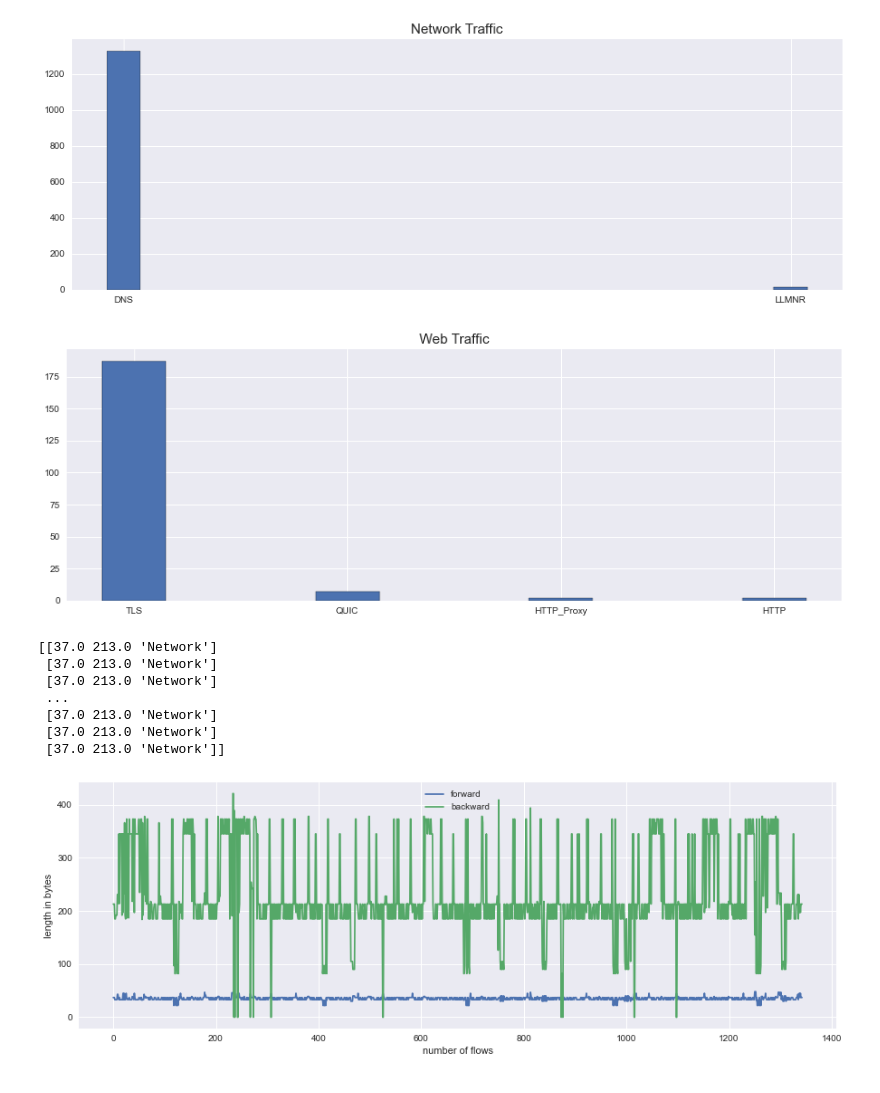
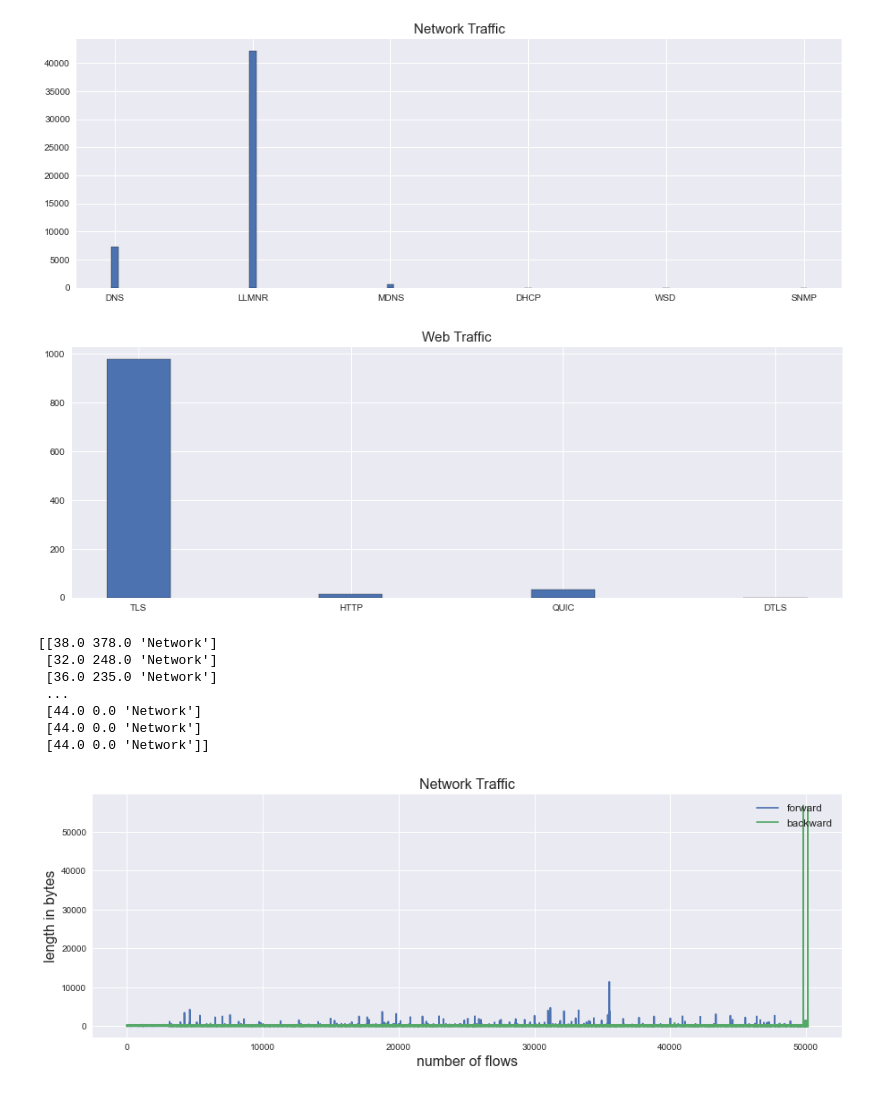
Before and after one commit to jiechengdeng/CS240-Granular-Traffic-Network-Classification, a Jupyter notebook: CS240 Project-Data Analysis.ipynb, the cells around one changed output. Cells and saved outputs as stored; diff of their text form; code cells hidden in the pictures.

```diff
--- a/CS240 Project-Data Analysis.ipynb
+++ b/CS240 Project-Data Analysis.ipynb
@@ -3,7 +3,7 @@ import numpy as np
 import matplotlib.pyplot as plt
 import pandas as pd
 # %%
-rawData = pd.read_csv('google_video.csv')
+rawData = pd.read_csv('Google_hangouts_removeBadPackets.csv')
 # %%
 print(rawData)
 print("(rows,columns):",rawData.shape)
@@ -84,7 +87,7 @@ ax.hist(x_network_appProtocol,rwidth=0.05,bins=np.arange(-0.5,len(x_network_app_
 ax.set_title("Network Traffic",fontsize=15)
 plt.show()
 # %% [output]
-[figure, old version]
+[figure, new version]
 # %%
 # plot what app protocols the web traffic use
 x_network_appProtocol = X_category_AppProtocol[np.where(X_category_AppProtocol[:,0] == 'Web')]
@@ -99,4 +102,4 @@ ax.hist(x_network_appProtocol,rwidth=0.3,bins=np.arange(-0.5,len(x_network_app_l
 ax.set_title("Web Traffic",fontsize=15)
 plt.show()
 # %% [output]
-[figure, old version]
+[figure, new version]
@@ -103,29 +119,30 @@ plt.show()
 # %%
 # plot total length of forward and backward flow in network traffic
+#X_network_length_flow = X_network_length_flow_norm
 X_network_length_flow = X_total_length_flow[np.where(X_total_length_flow[:,2] == 'Network')]
 print(X_network_length_flow)
 flow = ['forward','backward']
 
 fig, ax = plt.subplots(figsize=(15,5))
 for i in range(2):
     plt.plot(X_network_length_flow[:,i],label= flow[i])
 
-plt.ylabel('length in bytes')
-plt.xlabel('number of flows')
-
-legend = plt.legend(loc='upper center', shadow=True)
+plt.ylabel('length in bytes',fontsize=16)
+plt.xlabel('number of flows',fontsize=16)
+plt.title('Network Traffic',fontsize=16)
+legend = plt.legend(loc='upper right',fontsize=12 ,shadow=True)
 frame = legend.get_frame()
 frame.set_facecolor('0.90')
 plt.show()
 # %% [output]
-[[37.0 213.0 'Network']
- [37.0 213.0 'Network']
- [37.0 213.0 'Network']
+[[38.0 378.0 'Network']
+ [32.0 248.0 'Network']
+ [36.0 235.0 'Network']
  ...
- [37.0 213.0 'Network']
- [37.0 213.0 'Network']
- [37.0 213.0 'Network']]
+ [44.0 0.0 'Network']
+ [44.0 0.0 'Network']
+ [44.0 0.0 'Network']]
-[figure, old version]
+[figure, new version]
 # %%
 # plot total length of forward and backward flow in web traffic
 X_web_length_flow = X_total_length_flow[np.where(X_total_length_flow[:,2] == 'Web')]
```
Also changed, not shown: parts of 8 cells of this notebook, 1 other file.
